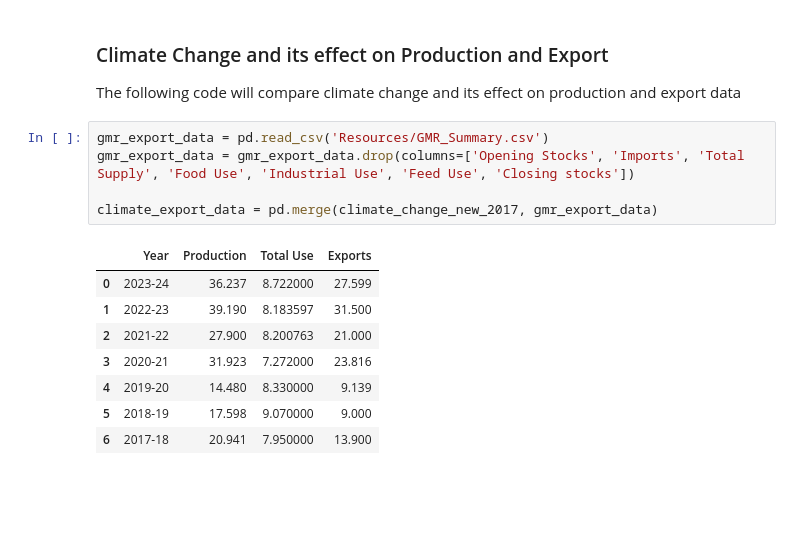
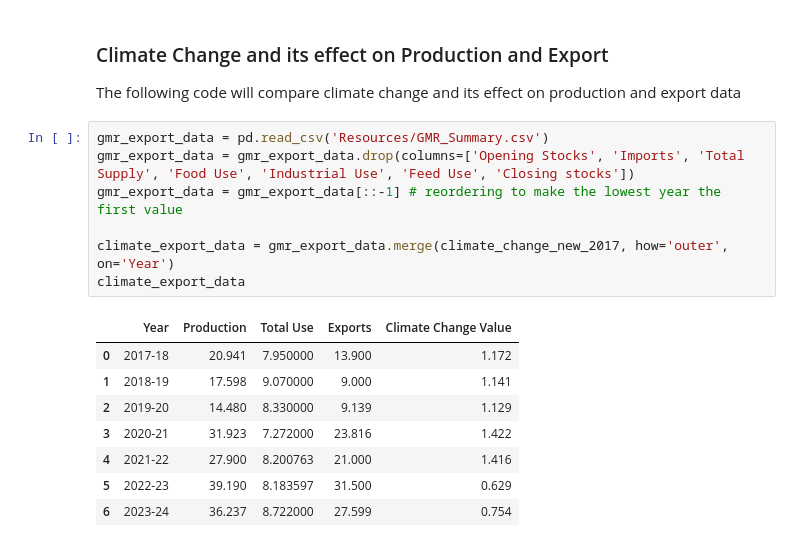
Before and after one commit to B-osborne1/project-one, a Jupyter notebook: project_main_script.ipynb, the cells around one changed output. Drawn from its saved outputs; the diff is of its cells as text; blank space fills up the shorter version.

```diff
--- a/project_main_script.ipynb
+++ b/project_main_script.ipynb
@@ -297,14 +297,16 @@ The following code will compare climate change and its effect on production and
 # %%
 gmr_export_data = pd.read_csv('Resources/GMR_Summary.csv')
 gmr_export_data = gmr_export_data.drop(columns=['Opening Stocks', 'Imports', 'Total Supply', 'Food Use', 'Industrial Use', 'Feed Use', 'Closing stocks'])
+gmr_export_data = gmr_export_data[::-1] # reordering to make the lowest year the first value
 
-climate_export_data = pd.merge(climate_change_new_2017, gmr_export_data)
+climate_export_data = gmr_export_data.merge(climate_change_new_2017, how='outer', on='Year')
+climate_export_data
 # %% [output]
-|  | Year | Production | Total Use | Exports |
-| 0 | 2023-24 | 36.237 | 8.722000 | 27.599 |
-| 1 | 2022-23 | 39.190 | 8.183597 | 31.500 |
-| 2 | 2021-22 | 27.900 | 8.200763 | 21.000 |
-| 3 | 2020-21 | 31.923 | 7.272000 | 23.816 |
-| 4 | 2019-20 | 14.480 | 8.330000 | 9.139 |
-| 5 | 2018-19 | 17.598 | 9.070000 | 9.000 |
-| 6 | 2017-18 | 20.941 | 7.950000 | 13.900 |
+|  | Year | Production | Total Use | Exports | Climate Change Value |
+| 0 | 2017-18 | 20.941 | 7.950000 | 13.900 | 1.172 |
+| 1 | 2018-19 | 17.598 | 9.070000 | 9.000 | 1.141 |
+| 2 | 2019-20 | 14.480 | 8.330000 | 9.139 | 1.129 |
+| 3 | 2020-21 | 31.923 | 7.272000 | 23.816 | 1.422 |
+| 4 | 2021-22 | 27.900 | 8.200763 | 21.000 | 1.416 |
+| 5 | 2022-23 | 39.190 | 8.183597 | 31.500 | 0.629 |
+| 6 | 2023-24 | 36.237 | 8.722000 | 27.599 | 0.754 |
```
Also changed, not shown: parts of 5 cells of this notebook, 31 other files.
